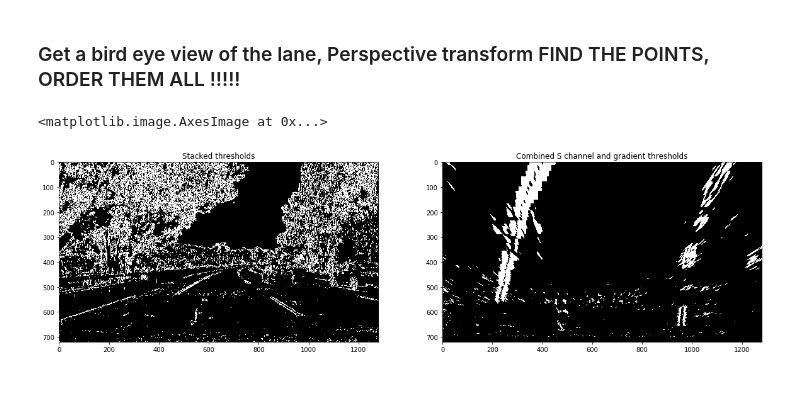
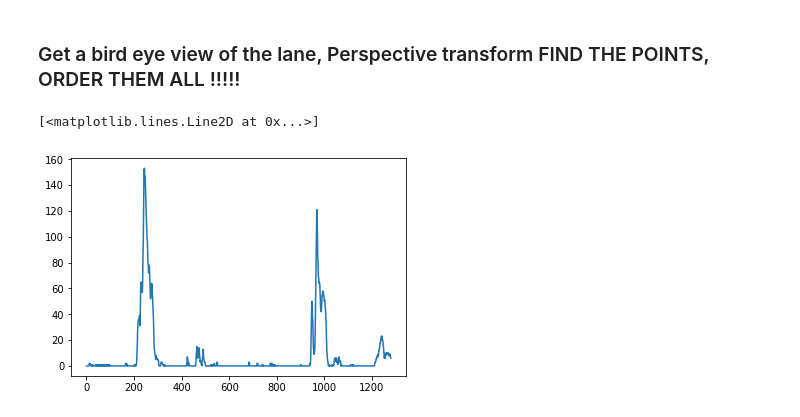
Before and after one commit to leclair-7/CarND-Advanced-Lane-Lines, a Jupyter notebook: Advanced-Lane-Finding.ipynb, the cells around one changed output. Drawn from its saved outputs; the diff is of its cells as text; code cells hidden in the pictures; blank space fills up the shorter version.

```diff
--- a/Advanced-Lane-Finding.ipynb
+++ b/Advanced-Lane-Finding.ipynb
@@ -302,28 +399,9 @@ def sobel_HSV(img, orient='x', sobel_kernel=15, thresh=(0, 255) ):
 # %% [markdown]
 ### Get a bird eye view of the lane, Perspective transform FIND THE POINTS, ORDER THEM ALL !!!!!
-# %%
-img  = mpimg.imread('./test_images/test5.jpg')
-#img = combined_binary
-img = sobel_HSV(img, 'x', 9, (9,80) )
-img_size = (img.shape[1], img.shape[0])
-corners = [[[595,450]],[[200,720]],[[1150,720]],[[695,450]]]
-
-
-src = np.float32([corners[0], corners[1], corners[2], corners[3]])
-dst = np.float32([[250,0], [250,700],[960,700], [960,0]])
-
-M = cv2.getPerspectiveTransform(src,dst)
-
-unwarped = cv2.warpPerspective(img, M, img_size, flags=cv2.INTER_LINEAR)
-#plt.imshow(unwarped)
-
-# Plotting thresholded images
-f, (ax1, ax2) = plt.subplots(1, 2, figsize=(20,10))
-ax1.set_title('Stacked thresholds')
-ax1.imshow(img, cmap='gray')
-
-ax2.set_title('Combined S channel and gradient thresholds')
-ax2.imshow(unwarped, cmap='gray')
-# %% [output]
-<matplotlib.image.AxesImage at 0x...>
-[figure, removed]
+# %%
+img = unwarped
+histogram = np.sum(img[img.shape[0]//2:,:], axis=0)
+plt.plot(histogram)
+# %% [output]
+[<matplotlib.lines.Line2D at 0x...>]
+[figure, added]
```
Also changed, not shown: parts of 7 cells of this notebook.
